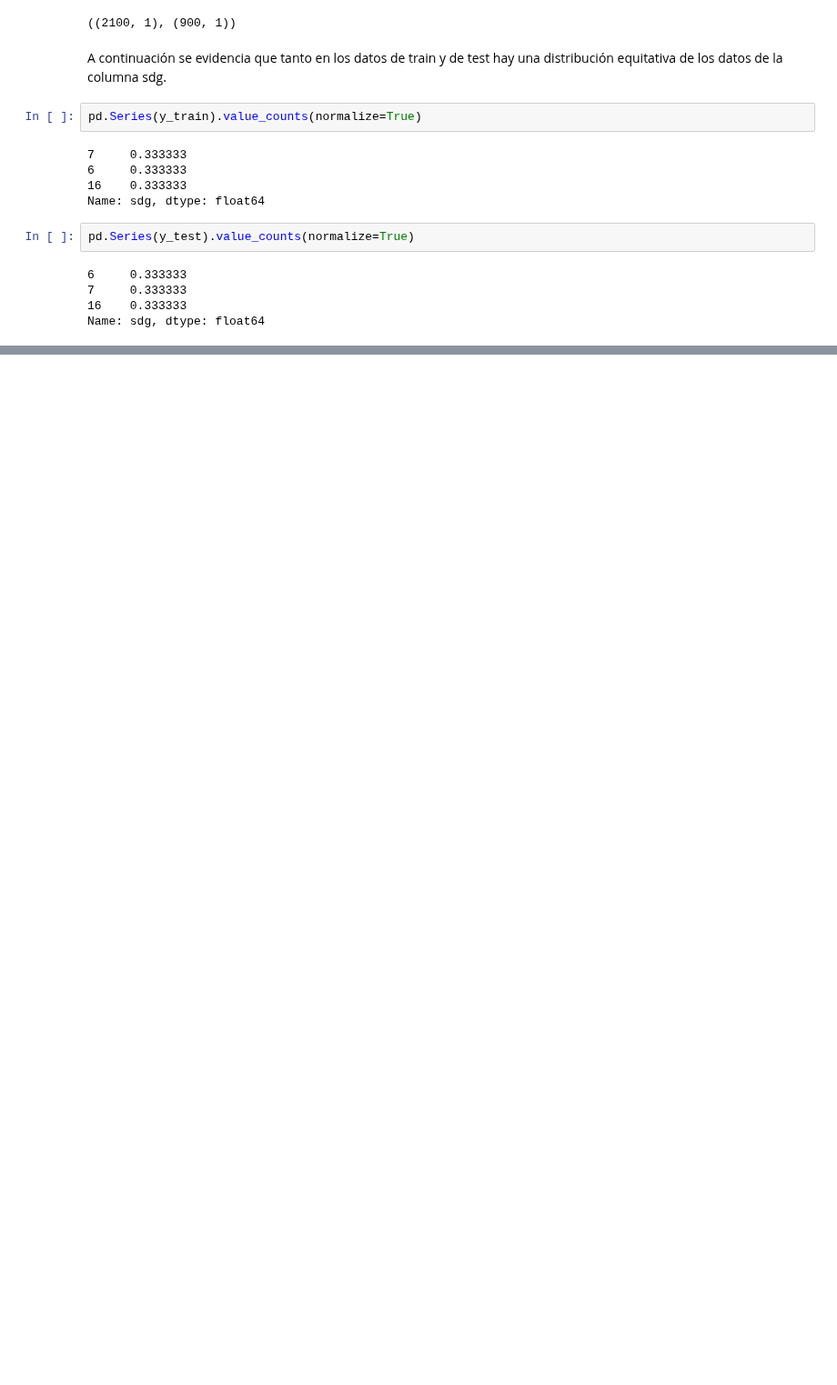
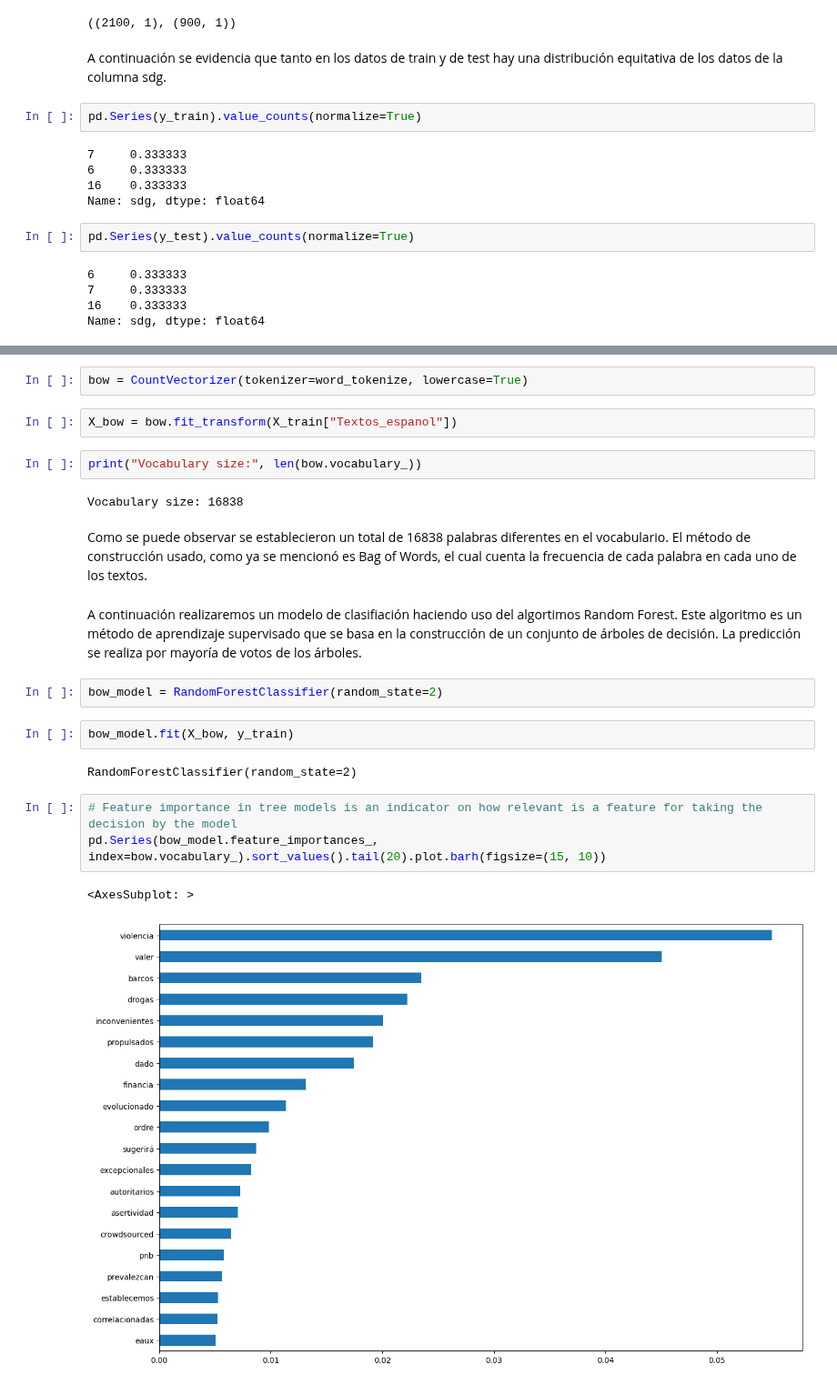
Before and after one commit to Buisness-Inteligence-Para-FashionPlace/Proyecto_1_Grupo16, a Jupyter notebook: proyecto1.ipynb, the cells around one changed output, grey strips where cells are left out. Shown at 91% size. Saved outputs shown, nothing was run; the diff lists cells and outputs as text; blank space fills up the shorter version.

```diff
--- a/proyecto1.ipynb
+++ b/proyecto1.ipynb
@@ -241,0 +245,24 @@ Name: sdg, dtype: float64
+# %%
+bow = CountVectorizer(tokenizer=word_tokenize, lowercase=True)
+# %%
+X_bow = bow.fit_transform(X_train["Textos_espanol"])
+# %%
+print("Vocabulary size:", len(bow.vocabulary_))
+# %% [output]
+Vocabulary size: 16838
+# %% [markdown]
+Como se puede observar se establecieron un total de 16838 palabras diferentes en el vocabulario. El método de construcción usado, como ya se mencionó es Bag of Words, el cual cuenta la frecuencia de cada palabra en cada uno de los textos.
+# %% [markdown]
+A continuación realizaremos un modelo de clasifiación haciendo uso del algortimos Random Forest. Este algoritmo es un método de aprendizaje supervisado que se basa en la construcción de un conjunto de árboles de decisión. La predicción se realiza por mayoría de votos de los árboles.
+# %%
+bow_model = RandomForestClassifier(random_state=2)
+# %%
+bow_model.fit(X_bow, y_train)
+# %% [output]
+RandomForestClassifier(random_state=2)
+# %%
+# Feature importance in tree models is an indicator on how relevant is a feature for taking the decision by the model
+pd.Series(bow_model.feature_importances_, index=bow.vocabulary_).sort_values().tail(20).plot.barh(figsize=(15, 10))
+# %% [output]
+<AxesSubplot: >
+[figure, added]
```
Also changed, not shown: parts of 12 cells of this notebook.
